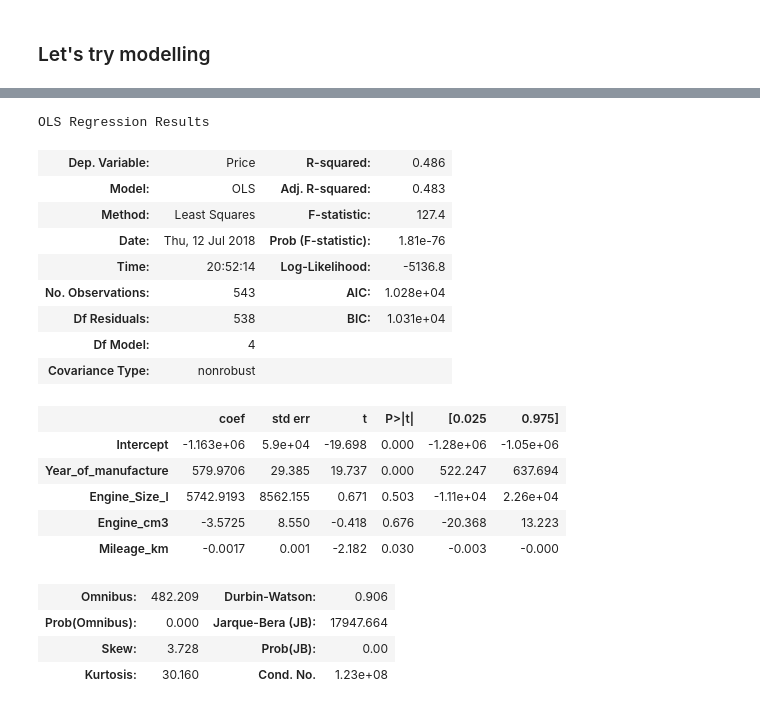
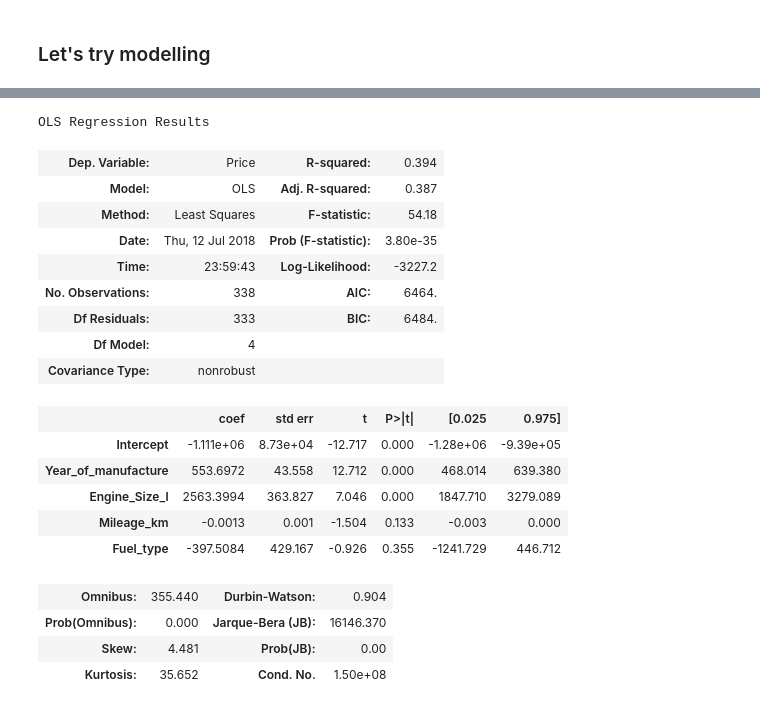
Before and after one commit to Auste1989/metis_projects, a Jupyter notebook: project_luther/project_luther_ecm.ipynb, the cells around one changed output, grey strips where cells are left out. Saved outputs shown, nothing was run; the diff lists cells and outputs as text; code cells hidden in the pictures.

```diff
--- a/project_luther/project_luther_ecm.ipynb
+++ b/project_luther/project_luther_ecm.ipynb
@@ -184,6 +182,6 @@ car_ad_dataset['Fuel type'] = fuel_bool(car_ad_dataset['Fuel type'])
 **Shorten the dataset & re-evaluate**
 # %%
 #Shorten the dataset by picking the most logical features
-short_car_ad_dataset = car_ad_dataset[['Make', 'Model', 'Body type', 'Year_of_manufacture', 'Damage', 'Engine_Size_l', 'Engine_cm3', 'Fuel type', 'Gearbox', 'Mileage_km','Number of doors', 'Color', 'Steering wheel', 'Price']]
+short_car_ad_dataset = car_ad_dataset[['Make', 'Model', 'Body type', 'Year_of_manufacture', 'Damage', 'Engine_Size_l', 'Fuel type', 'Gearbox', 'Mileage_km','Number of doors', 'Color', 'Steering wheel', 'Price']]
 short_car_ad_dataset.head()
 # %% [output]
@@ -263,6 +259,9 @@ clean_car_ad_dataset.drop(columns = ['Damage'], inplace = True)
 clean_car_ad_dataset = clean_car_ad_dataset[clean_car_ad_dataset['Steering wheel'] == 'Left hand drive (LHD)']
 clean_car_ad_dataset.drop(columns = ['Steering wheel'], inplace = True)
 
+#Rename the Fuel type column
+clean_car_ad_dataset = clean_car_ad_dataset.rename(columns = {'Fuel type': 'Fuel_type'})
+
 #Clean up Engine_cm3 column from potential HP values --NOT WORKING!!!
 #clean_car_ad_dataset['Engine_cm3'] = clean_car_ad_dataset[clean_car_ad_dataset['Engine_cm3'] > 600.0]
 #clean_car_ad_dataset['Engine_cm3']
@@ -316,27 +313,27 @@ sns.pairplot(clean_car_ad_dataset, size = 1.2, aspect=1.5);
 # %%
 #Create the feature matrix and target vector
-y, X = patsy.dmatrices('Price ~ Year_of_manufacture + Engine_Size_l + Engine_cm3 + Mileage_km', clean_car_ad_dataset)
+y, X = patsy.dmatrices('Price ~ Year_of_manufacture + Engine_Size_l + Mileage_km + Fuel_type', clean_car_ad_dataset)
 car_ad_model = sm.OLS(y, X)
 car_ad_model_fit = car_ad_model.fit()
 car_ad_model_fit.summary()
 # %% [output]
 OLS Regression Results
-| Dep. Variable: | Price | R-squared: | 0.486 |
-| Model: | OLS | Adj. R-squared: | 0.483 |
-| Method: | Least Squares | F-statistic: | 127.4 |
-| Date: | Thu, 12 Jul 2018 | Prob (F-statistic): | 1.81e-76 |
-| Time: | 20:52:14 | Log-Likelihood: | -5136.8 |
-| No. Observations: | 543 | AIC: | 1.028e+04 |
-| Df Residuals: | 538 | BIC: | 1.031e+04 |
+| Dep. Variable: | Price | R-squared: | 0.394 |
+| Model: | OLS | Adj. R-squared: | 0.387 |
+| Method: | Least Squares | F-statistic: | 54.18 |
+| Date: | Thu, 12 Jul 2018 | Prob (F-statistic): | 3.80e-35 |
+| Time: | 23:59:43 | Log-Likelihood: | -3227.2 |
+| No. Observations: | 338 | AIC: | 6464. |
+| Df Residuals: | 333 | BIC: | 6484. |
 | Df Model: | 4 |  |  |
 | Covariance Type: | nonrobust |  |  |
 |  | coef | std err | t | P>|t| | [0.025 | 0.975] |
-| Intercept | -1.163e+06 | 5.9e+04 | -19.698 | 0.000 | -1.28e+06 | -1.05e+06 |
-| Year_of_manufacture | 579.9706 | 29.385 | 19.737 | 0.000 | 522.247 | 637.694 |
-| Engine_Size_l | 5742.9193 | 8562.155 | 0.671 | 0.503 | -1.11e+04 | 2.26e+04 |
-| Engine_cm3 | -3.5725 | 8.550 | -0.418 | 0.676 | -20.368 | 13.223 |
-| Mileage_km | -0.0017 | 0.001 | -2.182 | 0.030 | -0.003 | -0.000 |
+| Intercept | -1.111e+06 | 8.73e+04 | -12.717 | 0.000 | -1.28e+06 | -9.39e+05 |
+| Year_of_manufacture | 553.6972 | 43.558 | 12.712 | 0.000 | 468.014 | 639.380 |
+| Engine_Size_l | 2563.3994 | 363.827 | 7.046 | 0.000 | 1847.710 | 3279.089 |
+| Mileage_km | -0.0013 | 0.001 | -1.504 | 0.133 | -0.003 | 0.000 |
+| Fuel_type | -397.5084 | 429.167 | -0.926 | 0.355 | -1241.729 | 446.712 |
-| Omnibus: | 482.209 | Durbin-Watson: | 0.906 |
-| Prob(Omnibus): | 0.000 | Jarque-Bera (JB): | 17947.664 |
-| Skew: | 3.728 | Prob(JB): | 0.00 |
-| Kurtosis: | 30.160 | Cond. No. | 1.23e+08 |
+| Omnibus: | 355.440 | Durbin-Watson: | 0.904 |
+| Prob(Omnibus): | 0.000 | Jarque-Bera (JB): | 16146.370 |
+| Skew: | 4.481 | Prob(JB): | 0.00 |
+| Kurtosis: | 35.652 | Cond. No. | 1.50e+08 |
```
Also changed, not shown: parts of 18 cells of this notebook, 4 other files.
